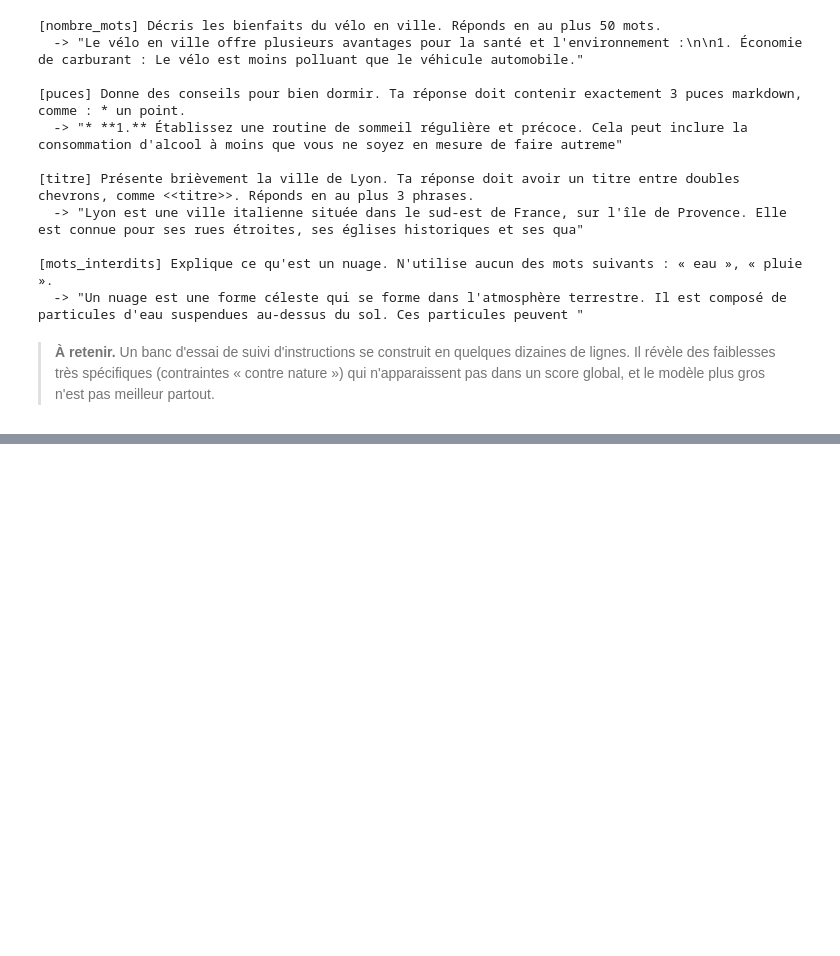
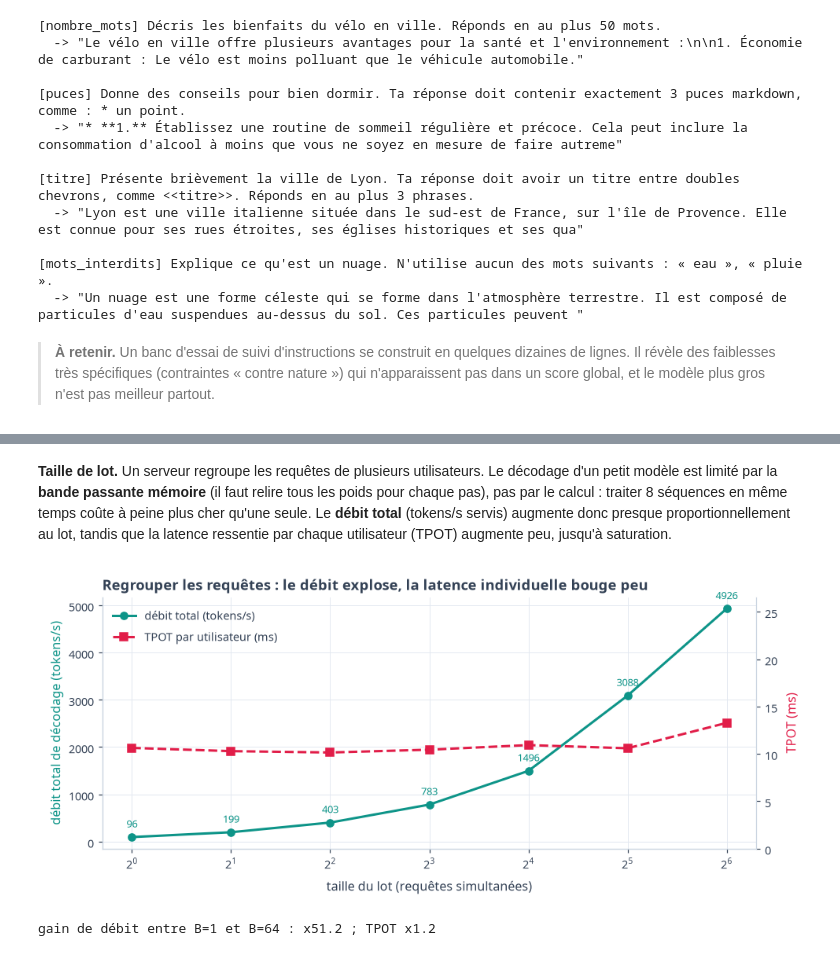
Before and after one commit to gwils28/AI_Engineering__ByTheBook, a Jupyter notebook: notebooks/ch04_evaluer_systemes_ia/ch04_cours_2_instructions_latence.ipynb, the cells around one changed output, grey strips where cells are left out. Saved outputs shown, nothing was run; the diff lists cells and outputs as text; code cells hidden in the pictures; blank space fills up the shorter version.

```diff
--- a/notebooks/ch04_evaluer_systemes_ia/ch04_cours_2_instructions_latence.ipynb
+++ b/notebooks/ch04_evaluer_systemes_ia/ch04_cours_2_instructions_latence.ipynb
@@ -274,0 +483,35 @@ for _, r in fails.iterrows():
+# %% [markdown]
+**Taille de lot.** Un serveur regroupe les requêtes de plusieurs utilisateurs. Le décodage
+d'un petit modèle est limité par la **bande passante mémoire** (il faut relire tous les poids
+pour chaque pas), pas par le calcul : traiter 8 séquences en même temps coûte à peine plus
+cher qu'une seule. Le **débit total** (tokens/s servis) augmente donc presque
+proportionnellement au lot, tandis que la latence ressentie par chaque utilisateur (TPOT)
+augmente peu, jusqu'à saturation.
+# %%
+batches = [1, 2, 4, 8, 16, 32, 64]
+bt = []
+for B in batches:
+    meas = [c4.measure_latency(all_ids[:128], llm.SMALL, max_new_tokens=48, batch_size=B) for _ in range(3)]
+    m = sorted(meas, key=lambda z: z.total)[1]                    # médiane des 3 essais
+    bt.append(dict(B=B, tpot=m.tpot * 1e3, debit=m.n_output / (m.total - m.ttft)))
+bt = pd.DataFrame(bt).set_index("B")
+
+fig, ax1 = plt.subplots(figsize=(9, 4))
+ax1.plot(bt.index, bt.debit, "o-", color=TEAL, label="débit total (tokens/s)")
+ax1.set_xscale("log", base=2); ax1.set_xlabel("taille du lot (requêtes simultanées)")
+ax1.set_ylabel("débit total de décodage (tokens/s)", color=TEAL)
+for B, v in bt.debit.items():
+    ax1.annotate(f"{v:.0f}", (B, v), textcoords="offset points", xytext=(0, 8), ha="center", fontsize=8.5, color=TEAL)
+ax2 = ax1.twinx()
+ax2.plot(bt.index, bt.tpot, "s--", color=ROSE, label="TPOT par utilisateur (ms)")
+ax2.set_ylabel("TPOT (ms)", color=ROSE); ax2.set_ylim(0, bt.tpot.max() * 2); ax2.grid(False)
+ax2.spines["right"].set_visible(True)
+h1, l1 = ax1.get_legend_handles_labels(); h2, l2 = ax2.get_legend_handles_labels()
+ax1.legend(h1 + h2, l1 + l2, loc="upper left")
+ax1.set_title("Regrouper les requêtes : le débit explose, la latence individuelle bouge peu")
+plt.tight_layout(); plt.show()
+print(f"gain de débit entre B=1 et B={batches[-1]} : x{bt.debit.iloc[-1] / bt.debit.iloc[0]:.1f} ; "
+      f"TPOT x{bt.tpot.iloc[-1] / bt.tpot.iloc[0]:.1f}")
+# %% [output]
+[figure, added]
+gain de débit entre B=1 et B=64 : x51.2 ; TPOT x1.2
```
Also changed, not shown: parts of 24 cells of this notebook.
